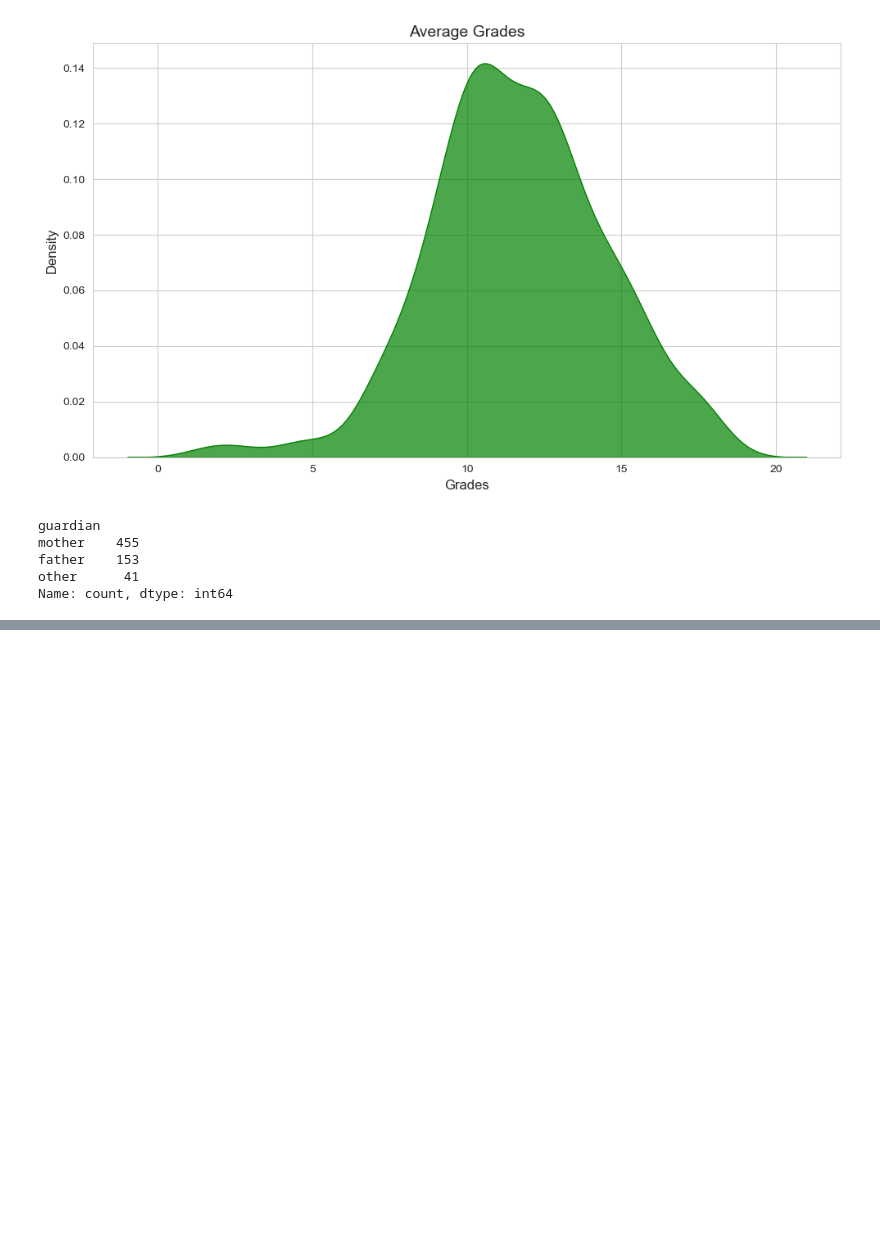
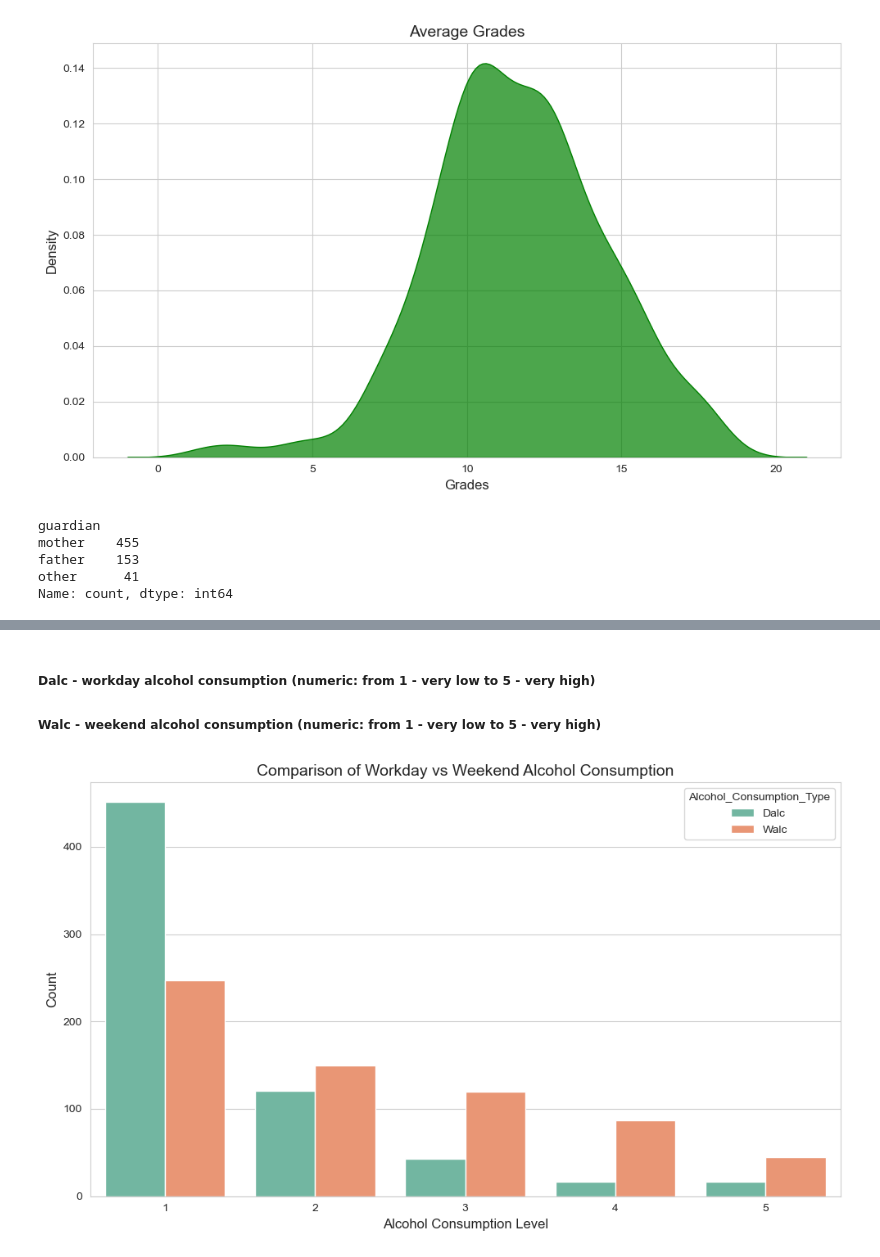
Before and after one commit to rb23abm/Behavioral-and-Alcohol-Consumption-Data-Driven-Models-for-Academic-Success-Prediction, a Jupyter notebook: code.ipynb, the cells around one changed output, grey strips where cells are left out. Cells and saved outputs as stored; diff of their text form; code cells hidden in the pictures; blank space fills up the shorter version.

```diff
--- a/code.ipynb
+++ b/code.ipynb
@@ -292,0 +348,15 @@ Name: count, dtype: int64
+# %% [markdown]
+##### Dalc - workday alcohol consumption (numeric: from 1 - very low to 5 - very high)
+
+##### Walc - weekend alcohol consumption (numeric: from 1 - very low to 5 - very high)
+# %%
+df_melted = df[['Dalc', 'Walc']].melt(var_name='Alcohol_Consumption_Type', value_name='Level')
+plt.figure(figsize=(10, 6))
+sns.countplot(x='Level', hue='Alcohol_Consumption_Type', data=df_melted, palette='Set2')
+plt.title('Comparison of Workday vs Weekend Alcohol Consumption', fontsize=14)
+plt.xlabel('Alcohol Consumption Level', fontsize=12)
+plt.ylabel('Count', fontsize=12)
+plt.tight_layout()
+plt.show()
+# %% [output]
+[figure, added]
```
Also changed, not shown: parts of 20 cells of this notebook.
